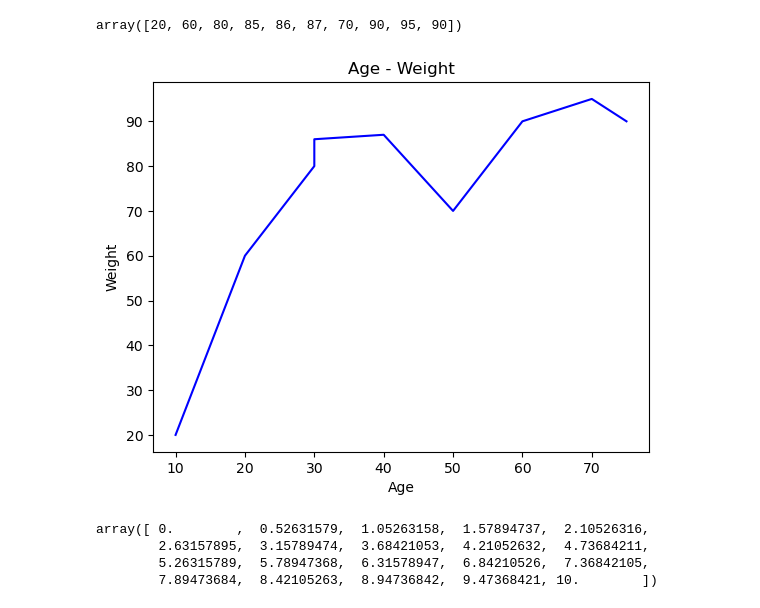
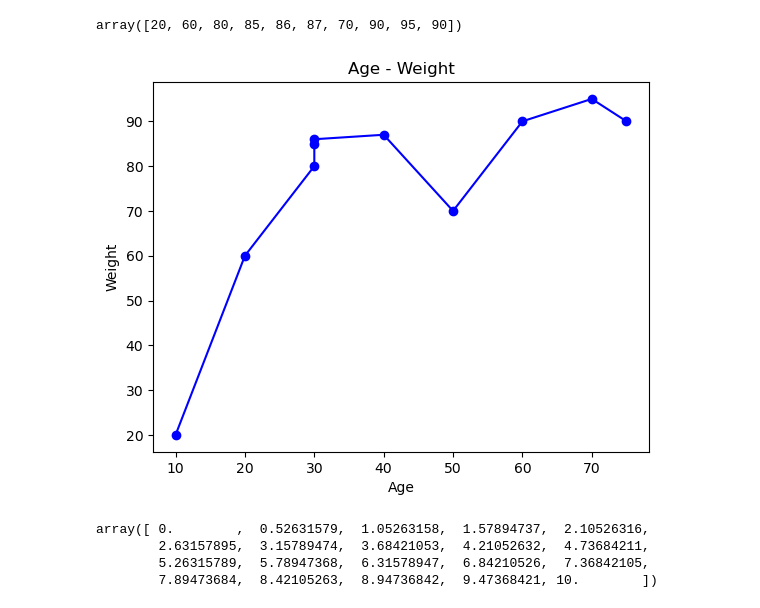
Before and after one commit to Ozaui/DataScience, a Jupyter notebook: IntroToMatplotlib.ipynb, the cells around one changed output. Drawn from its saved outputs; the diff is of its cells as text; code cells hidden in the pictures.

```diff
--- a/IntroToMatplotlib.ipynb
+++ b/IntroToMatplotlib.ipynb
@@ -30,13 +30,13 @@ np_weight_list
 # %% [output]
 array([20, 60, 80, 85, 86, 87, 70, 90, 95, 90])
 # %%
-plt.plot(np_age_list, np_weight_list, "b")
+plt.plot(np_age_list, np_weight_list, "b", marker="o")
 plt.title("Age - Weight")
 plt.xlabel("Age")
 plt.ylabel("Weight")
 plt.show()
 # %% [output]
-[figure, old version]
+[figure, new version]
 # %%
 numpy_arr1 = np.linspace(0,10,20)
 # %%
```
Also changed, not shown: parts of 1 cell of this notebook, 10 other files.
